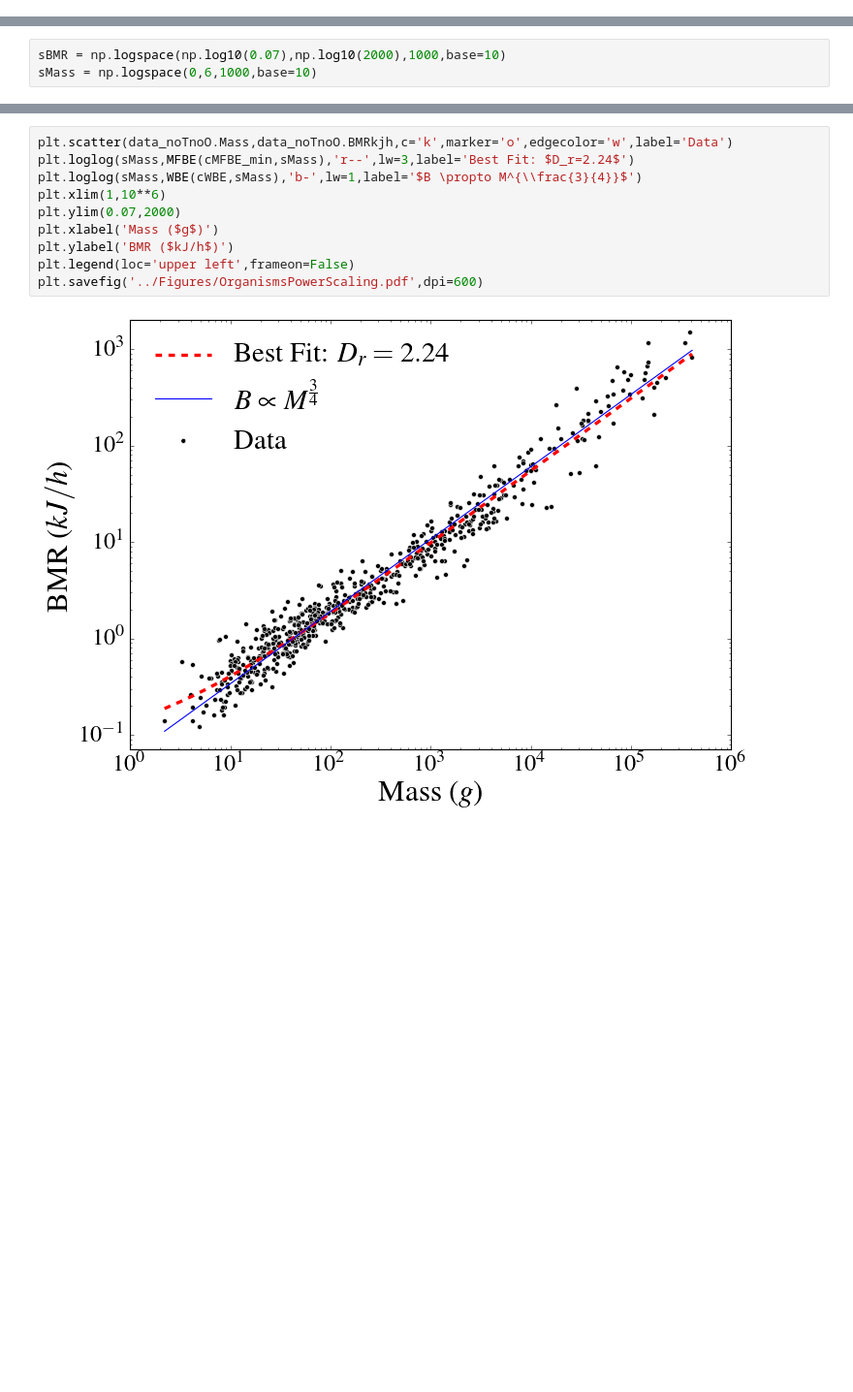
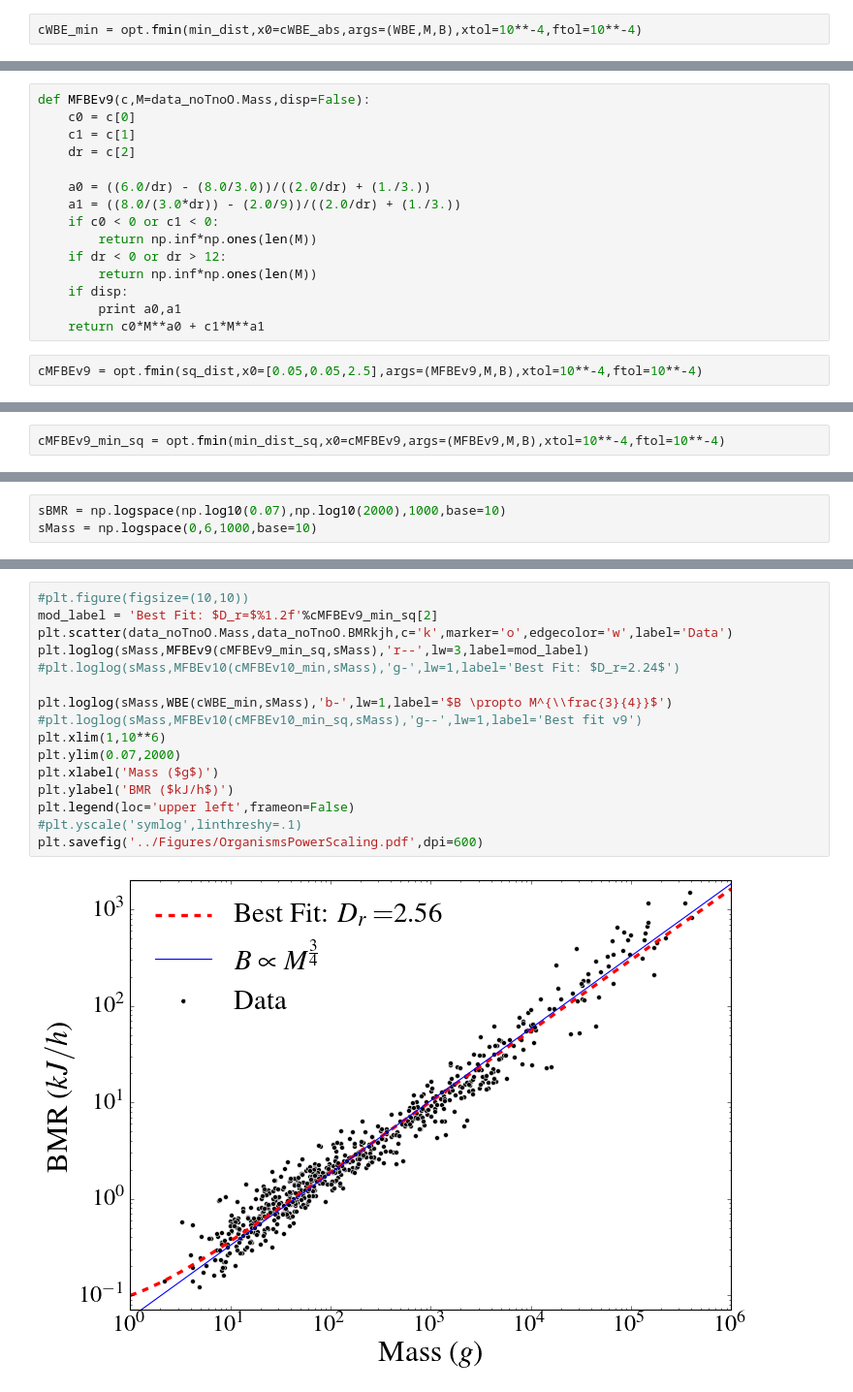
Before and after one commit to profsforrest/scaling-paper, a Jupyter notebook: analysis/PowerOrganisms.ipynb, the cells around one changed output, grey strips where cells are left out. Shown at 97% size. Cells and saved outputs as stored; diff of their text form; blank space fills up the shorter version.

Commit message:
New Figure

```diff
--- a/analysis/PowerOrganisms.ipynb
+++ b/analysis/PowerOrganisms.ipynb
@@ -307,0 +292,2 @@ cMFBE,cMFBE_abs,cMFBE_min
+# %%
+cWBE_min = opt.fmin(min_dist,x0=cWBE_abs,args=(WBE,M,B),xtol=10**-4,ftol=10**-4)
@@ -307,0 +727,17 @@ cMFBE,cMFBE_abs,cMFBE_min
+# %%
+def MFBEv9(c,M=data_noTnoO.Mass,disp=False):
+    c0 = c[0]
+    c1 = c[1]
+    dr = c[2]
+
+    a0 = ((6.0/dr) - (8.0/3.0))/((2.0/dr) + (1./3.))
+    a1 = ((8.0/(3.0*dr)) - (2.0/9))/((2.0/dr) + (1./3.))
+    if c0 < 0 or c1 < 0:
+        return np.inf*np.ones(len(M))
+    if dr < 0 or dr > 12:
+        return np.inf*np.ones(len(M))
+    if disp:
+        print a0,a1
+    return c0*M**a0 + c1*M**a1
+# %%
+cMFBEv9 = opt.fmin(sq_dist,x0=[0.05,0.05,2.5],args=(MFBEv9,M,B),xtol=10**-4,ftol=10**-4)
@@ -307,0 +763,2 @@ cMFBE,cMFBE_abs,cMFBE_min
+# %%
+cMFBEv9_min_sq = opt.fmin(min_dist_sq,x0=cMFBEv9,args=(MFBEv9,M,B),xtol=10**-4,ftol=10**-4)
@@ -311,12 +889,18 @@ sMass = np.logspace(0,6,1000,base=10)
 # %%
+#plt.figure(figsize=(10,10))
+mod_label = 'Best Fit: $D_r=$%1.2f'%cMFBEv9_min_sq[2]
 plt.scatter(data_noTnoO.Mass,data_noTnoO.BMRkjh,c='k',marker='o',edgecolor='w',label='Data')
-plt.loglog(sMass,MFBE(cMFBE_min,sMass),'r--',lw=3,label='Best Fit: $D_r=2.24$')
-plt.loglog(sMass,WBE(cWBE,sMass),'b-',lw=1,label='$B \propto M^{\\frac{3}{4}}$')
+plt.loglog(sMass,MFBEv9(cMFBEv9_min_sq,sMass),'r--',lw=3,label=mod_label)
+#plt.loglog(sMass,MFBEv10(cMFBEv10_min,sMass),'g-',lw=1,label='Best Fit: $D_r=2.24$')
+
+plt.loglog(sMass,WBE(cWBE_min,sMass),'b-',lw=1,label='$B \propto M^{\\frac{3}{4}}$')
+#plt.loglog(sMass,MFBEv10(cMFBEv10_min_sq,sMass),'g--',lw=1,label='Best fit v9')
 plt.xlim(1,10**6)
 plt.ylim(0.07,2000)
 plt.xlabel('Mass ($g$)')
 plt.ylabel('BMR ($kJ/h$)')
 plt.legend(loc='upper left',frameon=False)
+#plt.yscale('symlog',linthreshy=.1)
 plt.savefig('../Figures/OrganismsPowerScaling.pdf',dpi=600)
 # %% [output]
-[figure, old version]
+[figure, new version]
```
Also changed, not shown: parts of 140 cells of this notebook, 1 other file.
